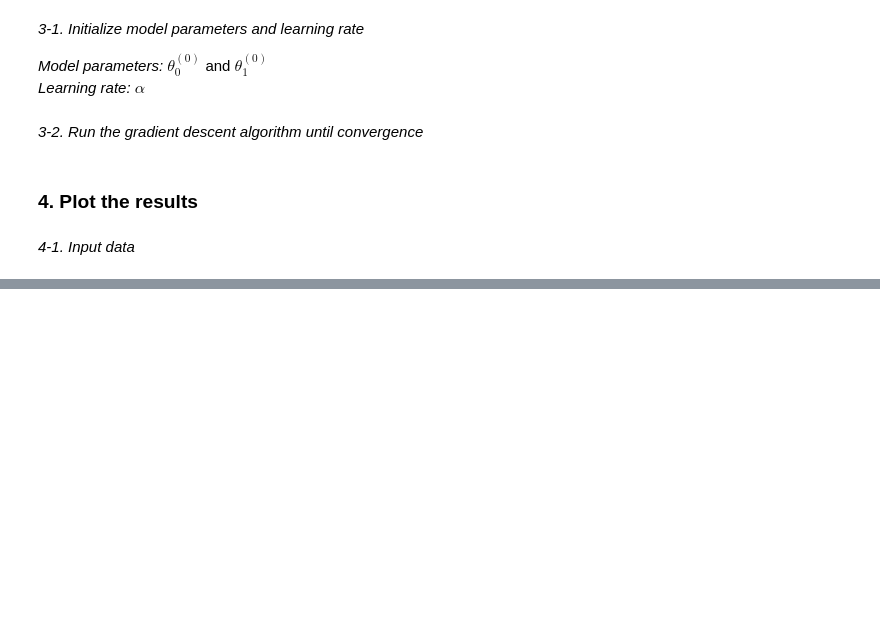
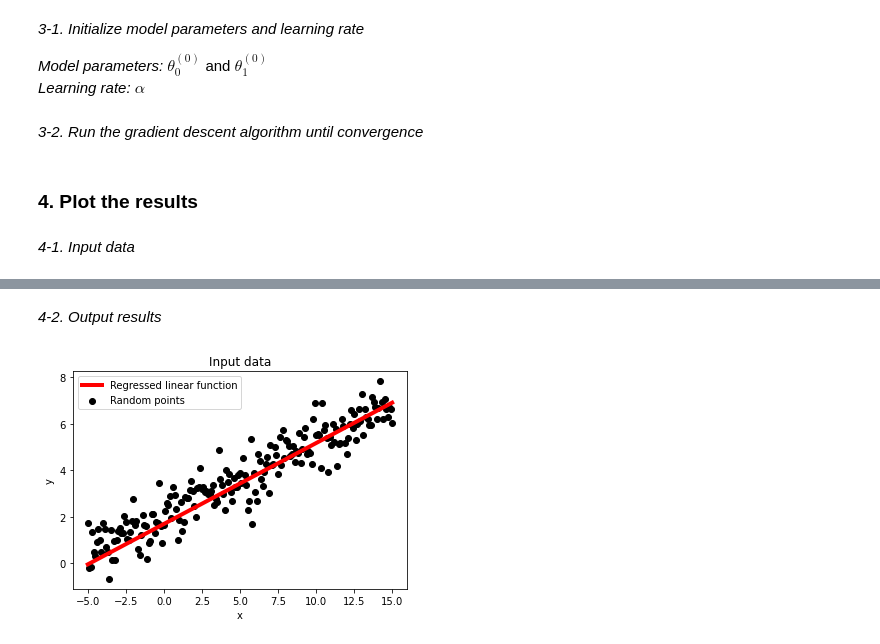
Before and after one commit to ihooni/class-MachineLearning, a Jupyter notebook: 02/assignment-02.ipynb, the cells around one changed output, grey strips where cells are left out. Drawn from its saved outputs; the diff is of its cells as text; code cells hidden in the pictures; blank space fills up the shorter version.

```diff
--- a/02/assignment-02.ipynb
+++ b/02/assignment-02.ipynb
@@ -98,0 +99,12 @@ plt.show()
+# %% [markdown]
+*4-2. Output results*
+# %%
+plt.title('Input data')
+plt.plot(x_data, linear_func(theta_0, theta_1, x_data), 'r-', linewidth=4)
+plt.scatter(x_data, y_data, c='black')
+plt.legend(['Regressed linear function', 'Random points'])
+plt.xlabel('x')
+plt.ylabel('y')
+plt.show()
+# %% [output]
+[figure, added]
```
Also changed, not shown: parts of 1 cell of this notebook.
